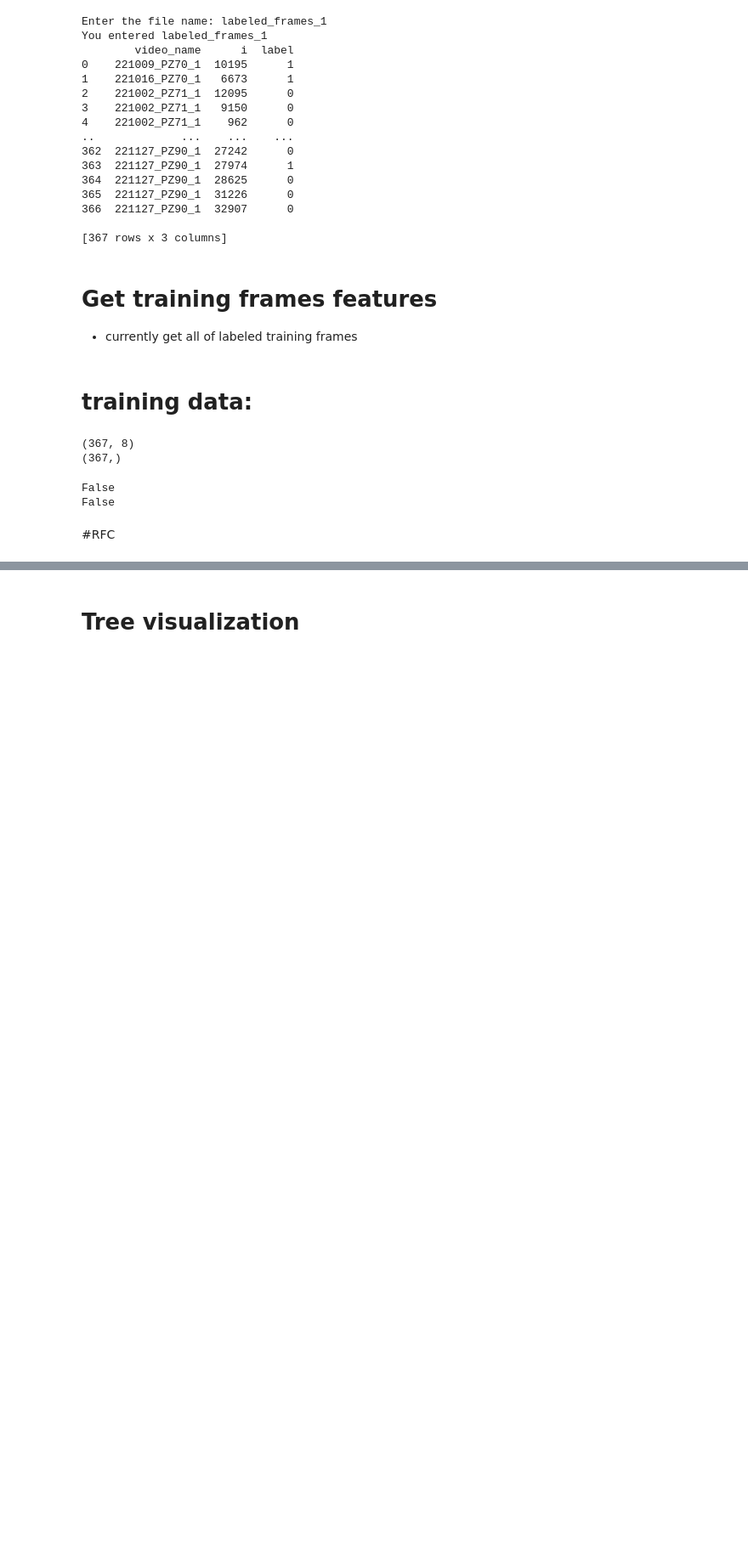
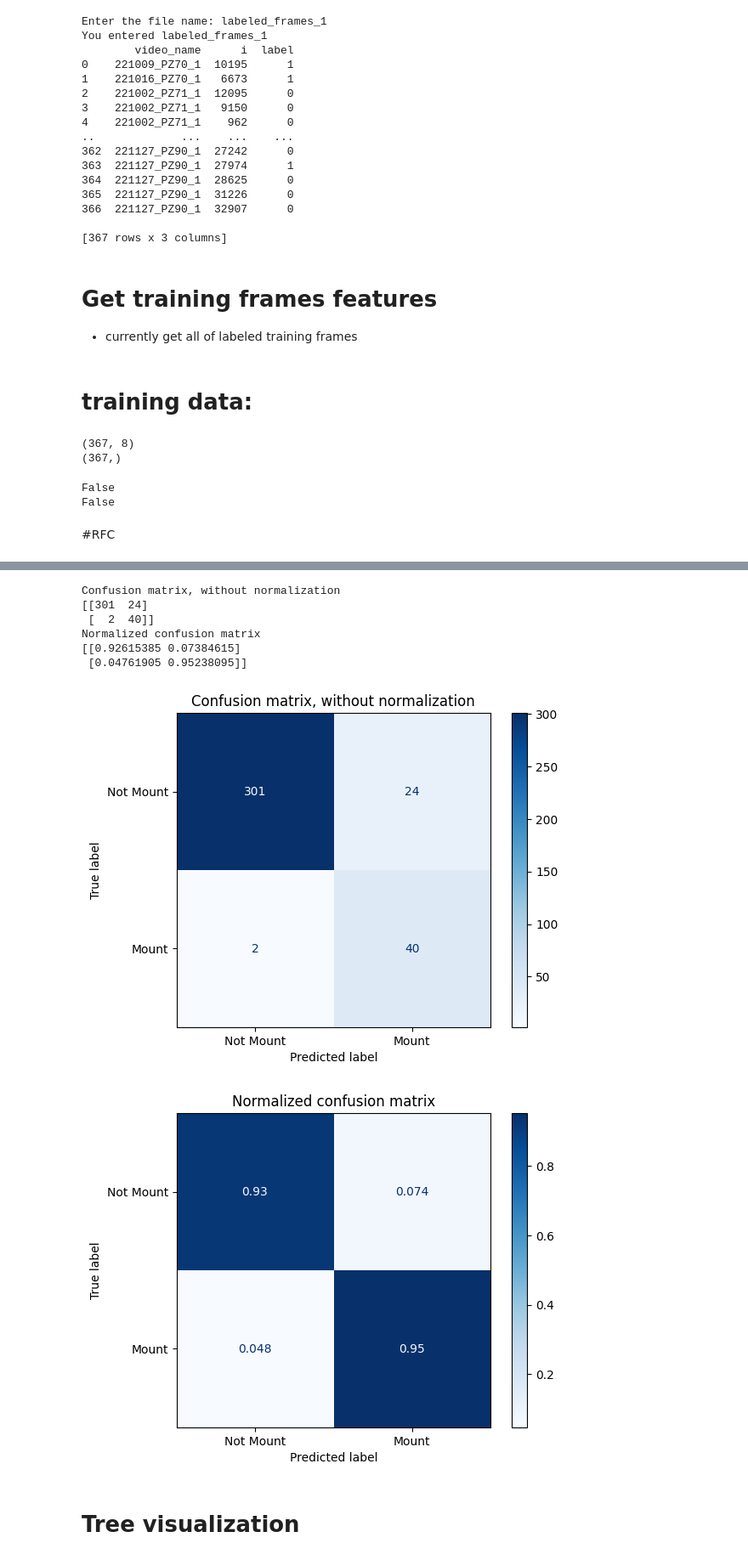
Before and after one commit to paulazoo/mouse-behavior-analysis, a Jupyter notebook: mount_random_forest_training.ipynb, the cells around one changed output, grey strips where cells are left out. Shown: that part at 85% size. Cells and saved outputs as stored; diff of their text form; code cells hidden in the pictures; blank space fills up the shorter version.

```diff
--- a/mount_random_forest_training.ipynb
+++ b/mount_random_forest_training.ipynb
@@ -199,3 +195,34 @@ Normalized confusion matrix
+# %%
+# Plot non-normalized confusion matrix
+titles_options = [
+    ("Confusion matrix, without normalization", None),
+    ("Normalized confusion matrix", "true"),
+]
+
+for title, normalize in titles_options:
+    disp = ConfusionMatrixDisplay.from_estimator(
+        RFC,
+        training_features,
+        training_labels,
+        display_labels=['Not Mount', 'Mount'],
+        cmap=plt.cm.Blues,
+        normalize=normalize,
+    )
+    disp.ax_.set_title(title)
+
+    print(title)
+    print(disp.confusion_matrix)
+
+plt.show()
+# %% [output]
+Confusion matrix, without normalization
+[[301  24]
+ [  2  40]]
+Normalized confusion matrix
+[[0.92615385 0.07384615]
+ [0.04761905 0.95238095]]
+[figure, added]
+[figure, added]
 # %% [markdown]
 # Tree visualization
 # %%
```
Also changed, not shown: parts of 3 cells of this notebook.
